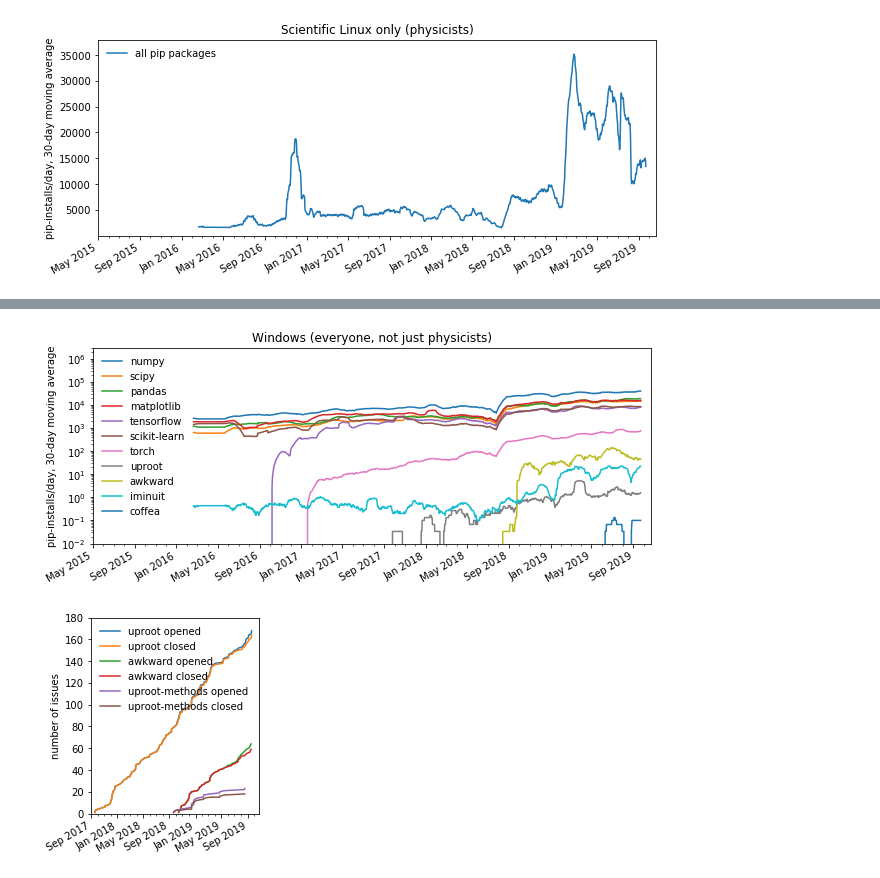
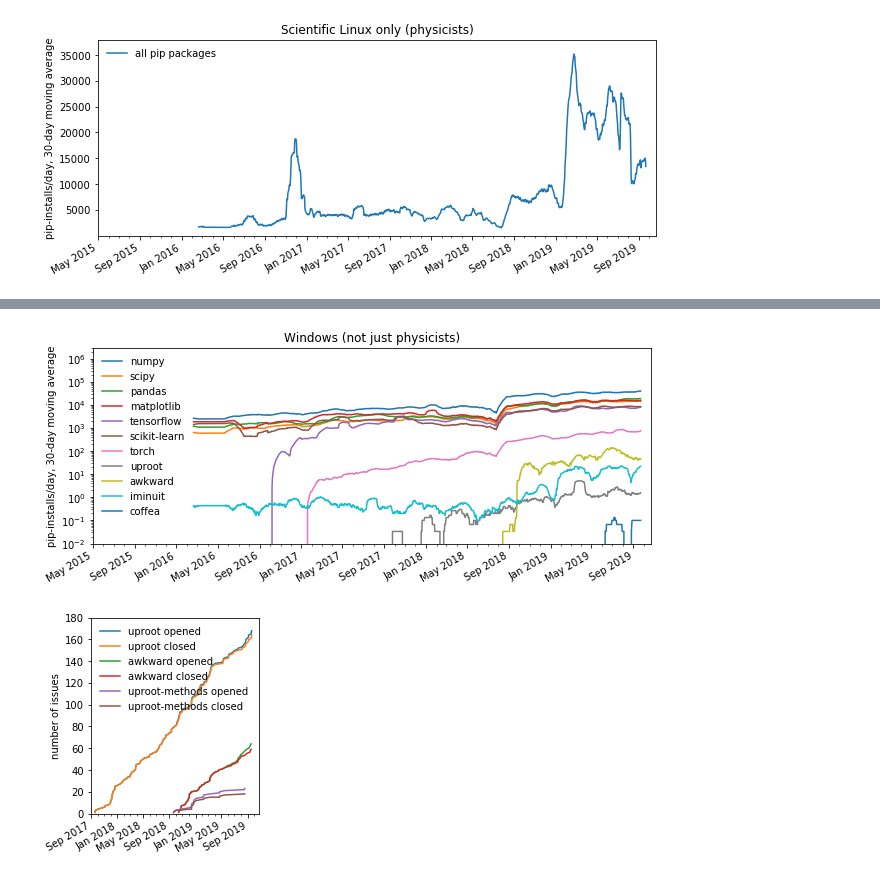
Before and after one commit to jpivarski-talks/2019-10-17-pyhep-awkward, a Jupyter notebook: analysis.ipynb, the cells around one changed output, grey strips where cells are left out. Saved outputs shown, nothing was run; the diff lists cells and outputs as text; code cells hidden in the pictures.

```diff
--- a/analysis.ipynb
+++ b/analysis.ipynb
@@ -111,9 +111,9 @@ ax.get_figure().savefig("pip-macos.pdf")
 # %%
-ax = plotit(dfos, 3000000, "Windows (everyone, not just physicists)", "Windows")
+ax = plotit(dfos, 3000000, "Windows (not just physicists)", "Windows")
 ax.get_figure().savefig("pip-windows.png")
 ax.get_figure().savefig("pip-windows.pdf")
 # %% [output]
-[figure, old version]
+[figure, new version]
 # %%
 dfuproot = pandas.read_csv("github-issues-uproot.csv", parse_dates=[4, 5], infer_datetime_format=True)
 dfmethods = pandas.read_csv("github-issues-uproot-methods.csv", parse_dates=[4, 5], infer_datetime_format=True)
```
Also changed, not shown: parts of 3 cells of this notebook, 9 other files.
